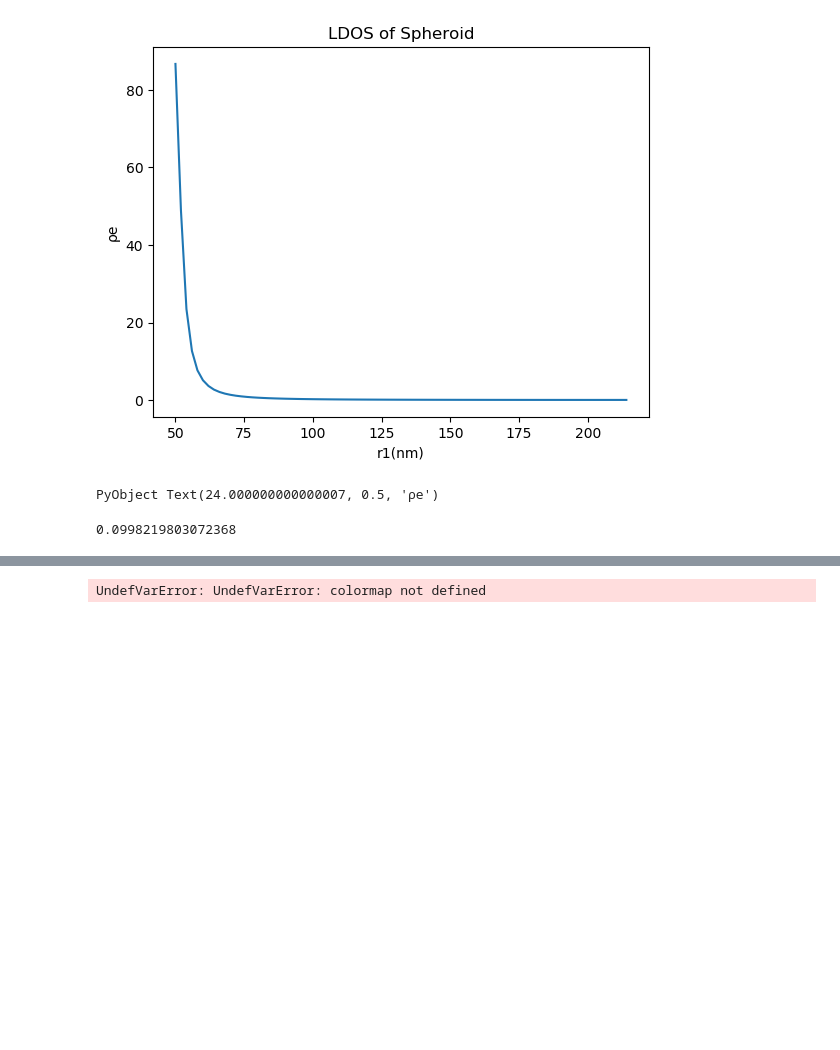
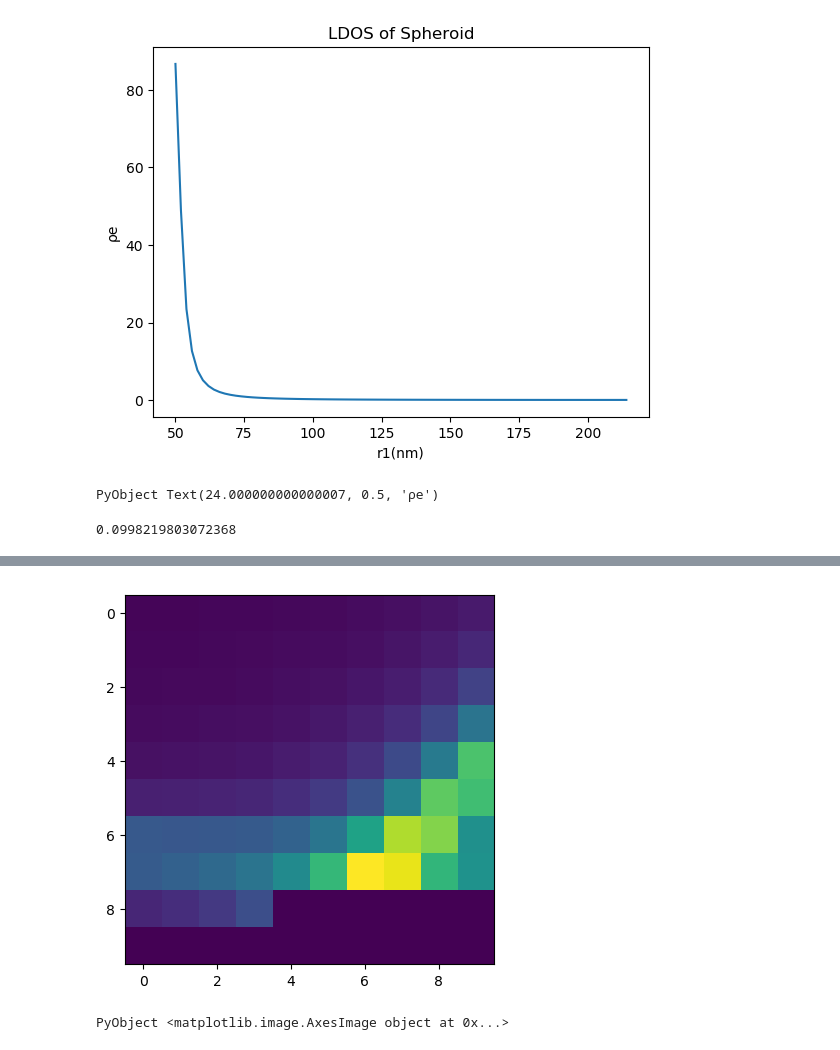
Before and after one commit to WenjieYao/LDOSOptimization, a Jupyter notebook: Summary.ipynb, the cells around one changed output, grey strips where cells are left out. Cells and saved outputs as stored; diff of their text form; code cells hidden in the pictures; blank space fills up the shorter version.

```diff
--- a/Summary.ipynb
+++ b/Summary.ipynb
@@ -523,38 +883,47 @@ data =[0.19 0.19 1.04297 97.6047 48.8645
 0.2 0.204 33.8169 12307.2 10344.9
 0.2 0.206 57.6789 11680.7 9518.32
 0.2 0.208 53.226 -10618.2 -11981.4
 0.202 0.19 21.4674 13145 -285.508
 0.202 0.192 20.7185 12769.7 -105.516
 0.202 0.194 21.0761 12718.5 172.549
 0.202 0.196 21.7685 12647.4 683.897
 0.202 0.198 24.0762 13163.6 1738.27
 0.202 0.2 29.7972 15113 4286.48
 0.202 0.202 43.9791 20497.1 10252.5
 0.202 0.204 67.3373 19675.2 9739.23
 0.202 0.206 62.4626 -2698.03 -12627.1
 0.202 0.208 38.4494 300.436 -9036.42
 0.204 0.19 21.882 -12658.5 818.838
 0.204 0.192 23.6771 -12740.5 1028.69
 0.204 0.194 26.141 -12547.8 1440.52
 0.204 0.196 29.5615 -11764.2 2378.65
 0.204 0.198 36.6411 -9539.2 4730.12
 0.204 0.2 51.1493 -4014.1 10544.3
 0.204 0.202 76.5768 -2610.61 11476
 0.204 0.204 74.1117 -24601.7 -12321.9
 0.204 0.206 50.5203 -20829.4 -8677.69
 0.204 0.208 38.9149 -15593.5 -3685.37
 0.206 0.19 8.34012 -2509.12 621.461
 0.206 0.192 9.97095 -2354.08 1019.34
 0.206 0.194 12.686 -1764.88 1871.6
 0.206 0.196 18.2535 -74.3135 4018.13
 ]
-r1 = data[:,1];
-r2 = data[:,2];
-rho_s = data[:,3];
-dr1 = data[:,4];
-dr2 = data[:,5];
+N = length(data[:,1])
+N1 = 10
+N2 = 10
+r1 = zeros(N1,1)
+r2 = zeros(N2,1)
+rho_s = zeros(N1,N2)
+for i=1:N
+    i1 = Int(ceil(i/N1))
+    i2 = mod(i,N2)
+    i2 += (i2==0)*N2
+    r1[i1] = data[i,1]
+    r2[i2] = data[i,2]
+    rho_s[i1,i2] = data[i,3]
+end
 using PyPlot
-surf(r1,r2,rho_s)
-colormap("hot")
+imshow(rho_s)
 # %% [output]
+[figure, added]
-UndefVarError: UndefVarError: colormap not defined
+PyObject <matplotlib.image.AxesImage object at 0x...>
```
Also changed, not shown: parts of 2 cells of this notebook, 3 other files.
